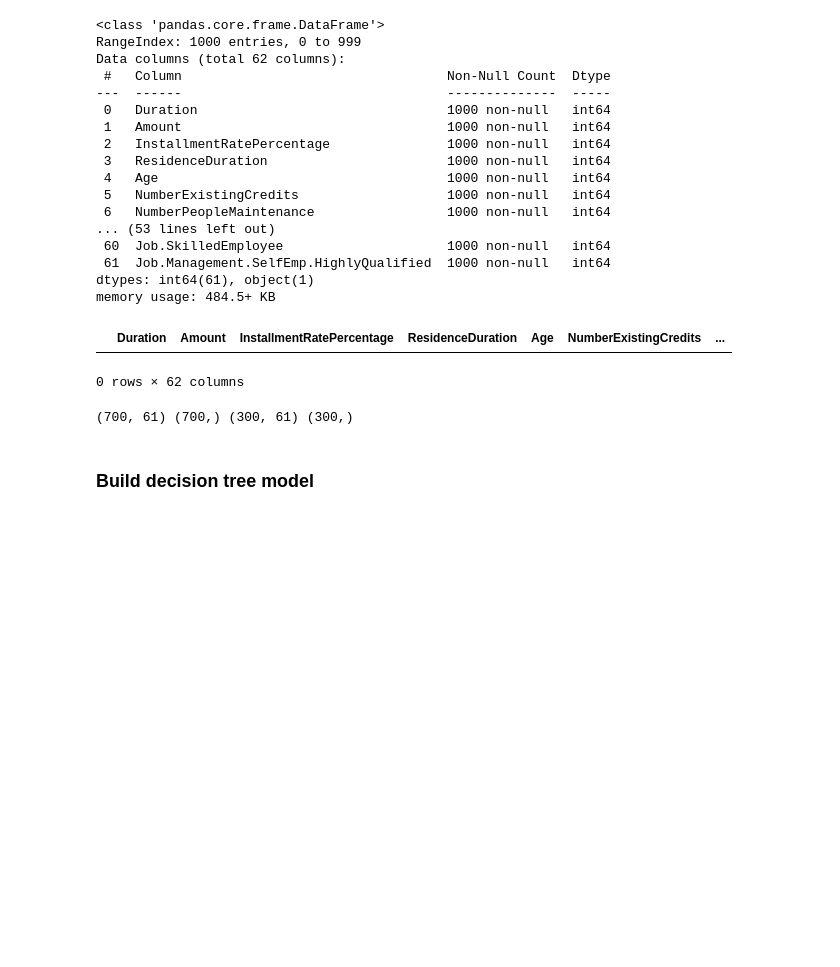
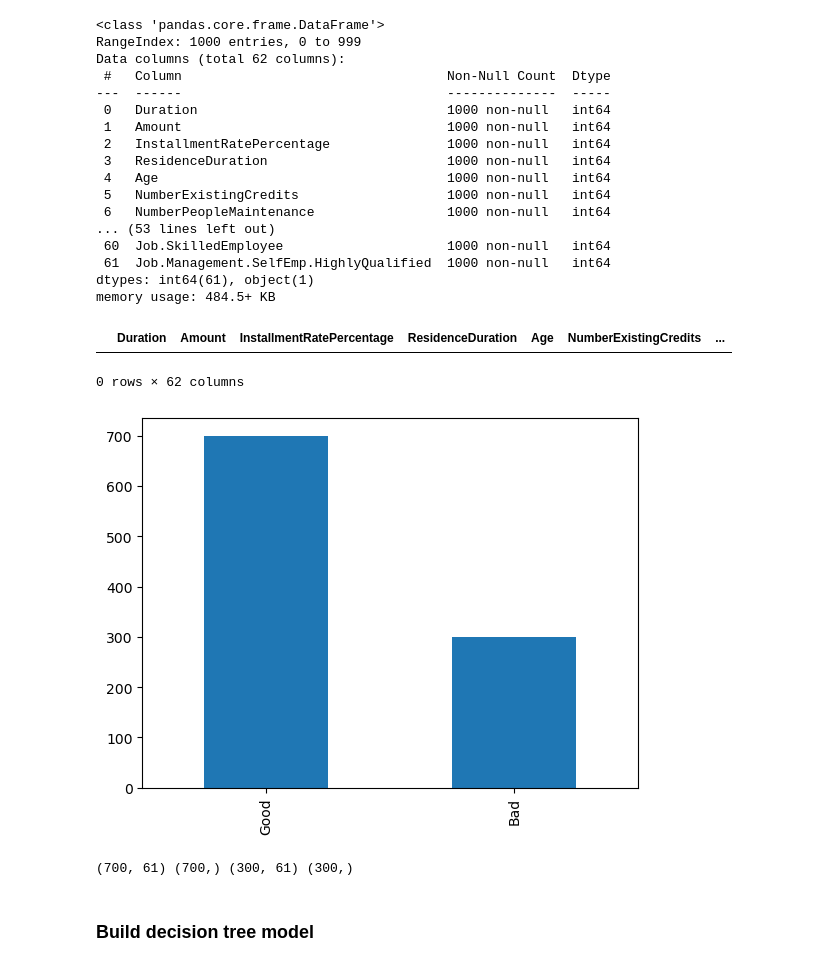
Before and after one commit to axa99/mec-mini-projects, a Jupyter notebook: mec-13.5.1-tree-based-algorithms-mini-project/Mini_Project_Tree-Based_Algorithms.ipynb, the cells around one changed output. Cells and saved outputs as stored; diff of their text form; code cells hidden in the pictures; blank space fills up the shorter version.

Commit message:
imbalance graph

```diff
--- a/mec-13.5.1-tree-based-algorithms-mini-project/Mini_Project_Tree-Based_Algorithms.ipynb
+++ b/mec-13.5.1-tree-based-algorithms-mini-project/Mini_Project_Tree-Based_Algorithms.ipynb
@@ -99,6 +99,10 @@ original_data[original_data.isna().any(axis=1)]
 label_column = "Class"
 X = original_data.drop(label_column, axis=1)
 y = original_data[label_column]
+# %%
+y.value_counts().plot(kind="bar");
+# %% [output]
+[figure, added]
 # %%
 y = y.replace({'Good':1, 'Bad':0})
 # %%
```
